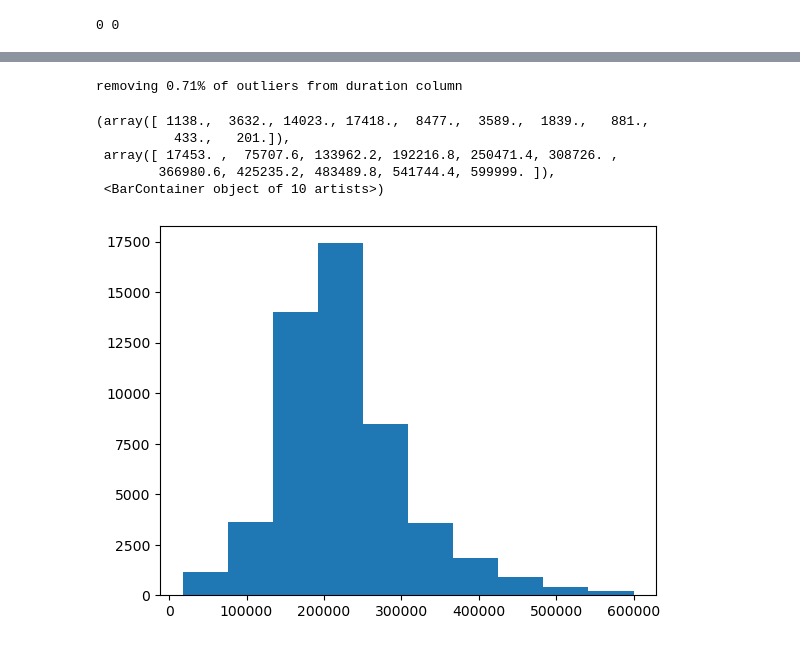
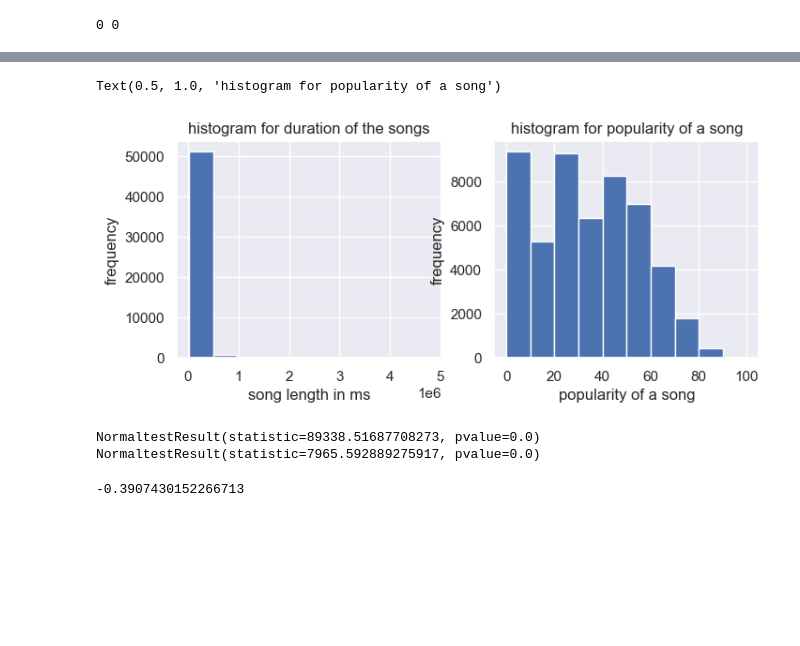
Before and after one commit to Archertakesitez/capstone_project_1001, a Jupyter notebook: 14568.ipynb, the cells around one changed output, grey strips where cells are left out. Drawn from its saved outputs; the diff is of its cells as text; code cells hidden in the pictures; blank space fills up the shorter version.

```diff
--- a/14568.ipynb
+++ b/14568.ipynb
@@ -32,19 +23,30 @@ ax.hist(duration_vals)
-# %%
-#remove outliers
-selection = np.where((duration_vals<6e5))
-duration_rmv = duration_vals[selection]
-popularity_rmv = popularity_vals[selection]
-outlier_ratio = (len(duration_vals)-len(duration_rmv))/len(duration_vals)*100
-print("removing", str(round(outlier_ratio,2))+"%", "of outliers from duration column")
-# %% [output]
-removing 0.71% of outliers from duration column
-# %%
-f, ax = plt.subplots()
-ax.hist(duration_rmv)
-# %% [output]
-(array([ 1138.,  3632., 14023., 17418.,  8477.,  3589.,  1839.,   881.,
-          433.,   201.]),
- array([ 17453. ,  75707.6, 133962.2, 192216.8, 250471.4, 308726. ,
-        366980.6, 425235.2, 483489.8, 541744.4, 599999. ]),
- <BarContainer object of 10 artists>)
-[figure, removed]
+# %%
+#plot histogram for duration
+plt.figure(figsize=(8,3))
+plt.subplot(1,2,1)
+plt.hist(duration_vals)
+plt.xlabel("song length in ms")
+plt.ylabel("frequency")
+plt.title('histogram for duration of the songs')
+# Plotting histogram of popularity
+plt.subplot(1,2,2)
+plt.hist(popularity_vals)
+plt.xlabel("popularity of a song")
+plt.ylabel("frequency")
+plt.title('histogram for popularity of a song')
+# %% [output]
+Text(0.5, 1.0, 'histogram for popularity of a song')
+[figure, added]
+# %%
+#test skewness and found the duration data is highly, positively skewed
+from scipy.stats import skew, normaltest
+print(normaltest(duration_vals),normaltest(popularity_vals))
+# %% [output]
+NormaltestResult(statistic=89338.51687708273, pvalue=0.0) NormaltestResult(statistic=7965.592889275917, pvalue=0.0)
+# %%
+#transform the data via natural log transformation to normalize it
+#so that we meet assumption for PearsonR test
+duration_logged = np.log(duration_vals)
+skew(duration_logged)
+# %% [output]
+-0.3907430152266713
```
Also changed, not shown: parts of 43 cells of this notebook, 2 other files.
